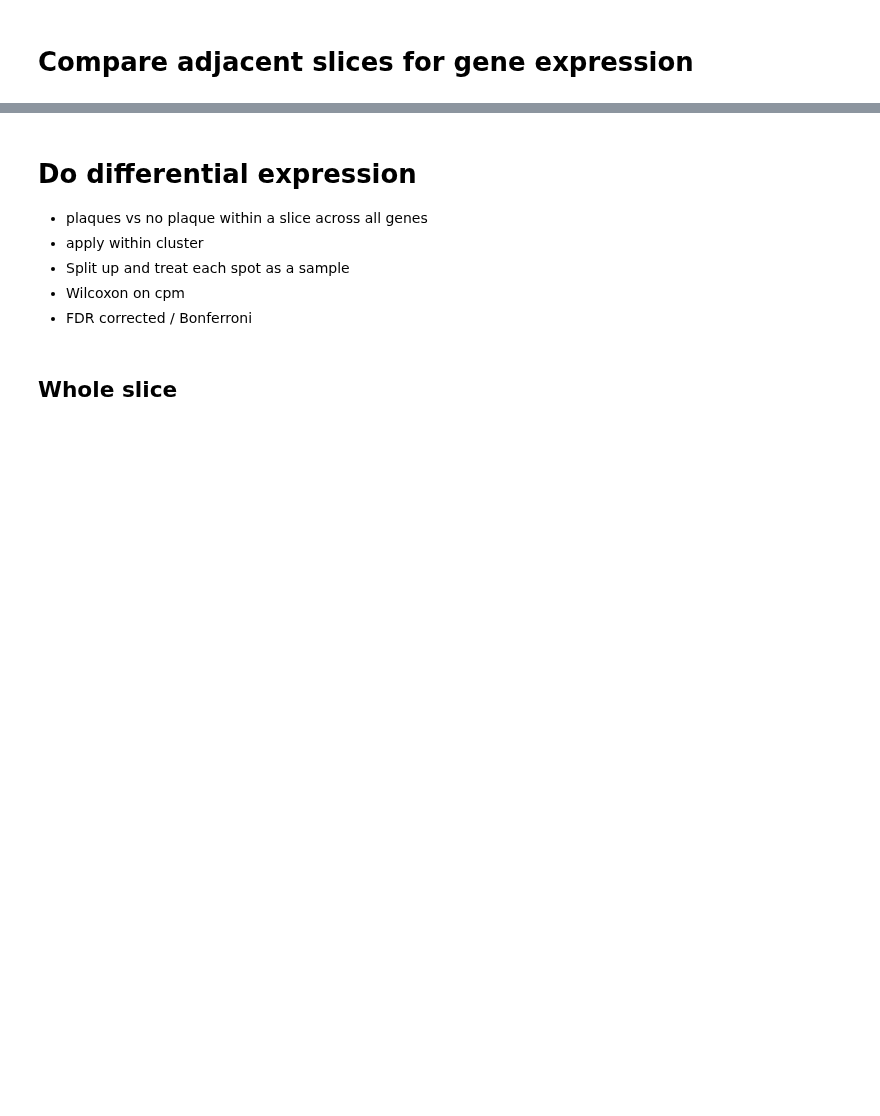
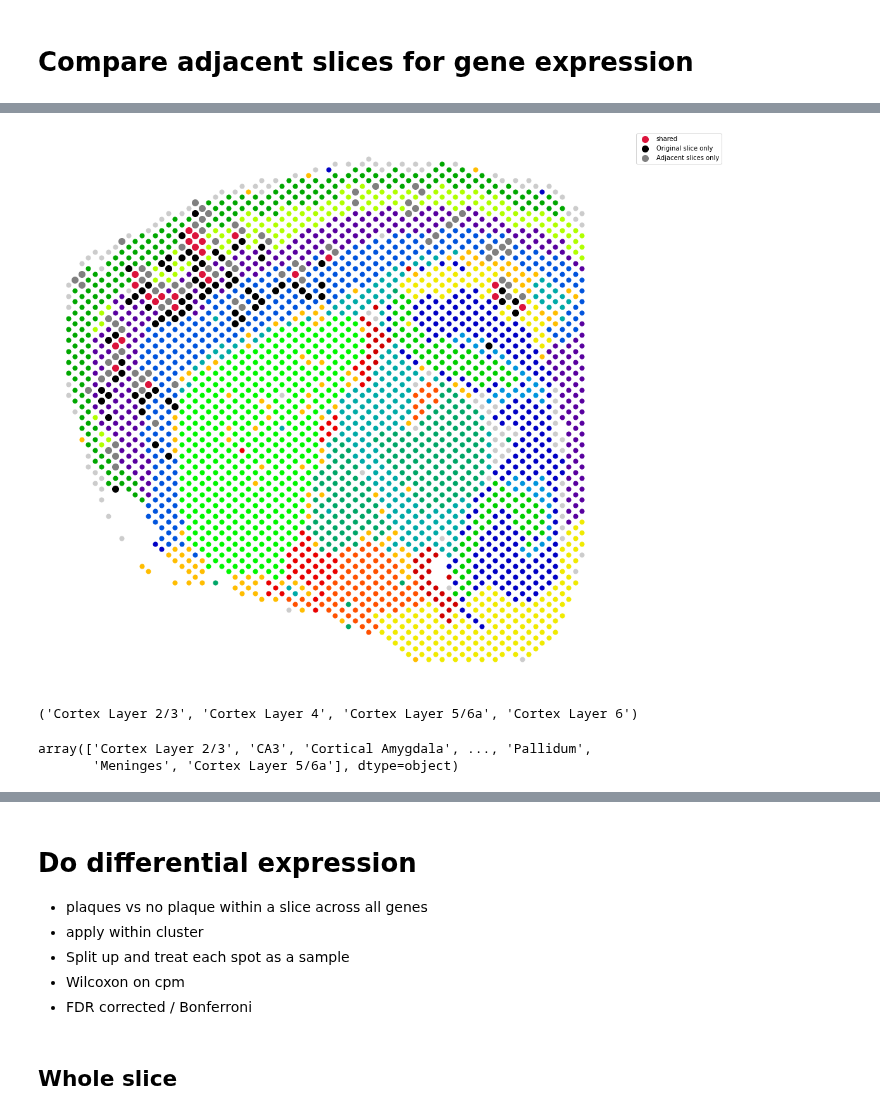
Before and after one commit to dmnburrows/spatial_transcriptomics, a Jupyter notebook: plaque_DE.ipynb, the cells around one changed output, grey strips where cells are left out. Drawn from its saved outputs; the diff is of its cells as text; code cells hidden in the pictures; blank space fills up the shorter version.

```diff
--- a/plaque_DE.ipynb
+++ b/plaque_DE.ipynb
@@ -511,0 +472,35 @@ Number of genes: 13096
+# %%
+#PLOT OVERLAPPING PLAQUES
+og_plq = np.where(og_df['plaque']==1)[0]
+new_plq = np.where(spot_df['plaque']==1)[0]
+shared = np.intersect1d(og_plq, new_plq)
+og_notin = np.setxor1d(og_plq, shared)
+new_notin = np.setxor1d(new_plq, shared)
+
+assert len(og_plq) == len(og_notin) + len(shared)
+assert len(new_plq) == len(new_notin) + len(shared)
+data = og_df
+
+fig,ax = plt.subplots(figsize=(16,16))
+xcoord, ycoord = data['array_row'].values, data['array_col'].values
+plq_bool = data['plaque'].values == 1
+clust_lab = data['cluster'].values
+for x in range(len(np.unique(clust_lab))):
+    plt.scatter(xcoord[np.where(clust_lab==x)[0]], ycoord[np.where(clust_lab==x)[0]], s=50, color = cmap(x+1), alpha=1)
+
+plt.scatter(xcoord[shared], ycoord[shared], s=100, c='crimson', label='shared')
+plt.scatter(xcoord[og_notin], ycoord[og_notin], s=100, c='k', label='Original slice only')
+plt.scatter(xcoord[new_notin], ycoord[new_notin], s=100, c='grey', label='Adjacent slices only')
+ax.xaxis.set_tick_params(labelbottom=False)
+ax.yaxis.set_tick_params(labelleft=False)
+ax.tick_params(top=False, bottom=False, left=False, right=False, labelleft=False, labelbottom=False)
+plt.gca().spines['top'].set_visible(False)
+plt.gca().spines['bottom'].set_visible(False)
+plt.gca().spines['right'].set_visible(False)
+plt.gca().spines['left'].set_visible(False)
+
+ax.legend(bbox_to_anchor=(1.05, 1), loc='upper left', borderaxespad=0.)
+plt.savefig(s_fig + 'plaque-overlap.svg', transparent=True)
+plt.show()
+# %% [output]
+[figure, added]
@@ -511,0 +509,9 @@ Number of genes: 13096
+# %%
+cort_l
+# %% [output]
+('Cortex Layer 2/3', 'Cortex Layer 4', 'Cortex Layer 5/6a', 'Cortex Layer 6')
+# %%
+clust_lab
+# %% [output]
+array(['Cortex Layer 2/3', 'CA3', 'Cortical Amygdala', ..., 'Pallidum',
+       'Meninges', 'Cortex Layer 5/6a'], dtype=object)
```
Also changed, not shown: parts of 57 cells of this notebook, 1 other file.
